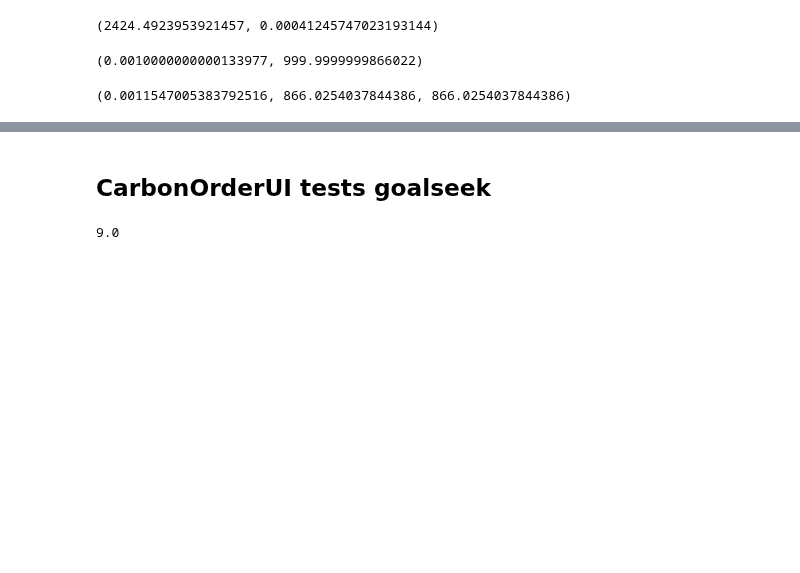
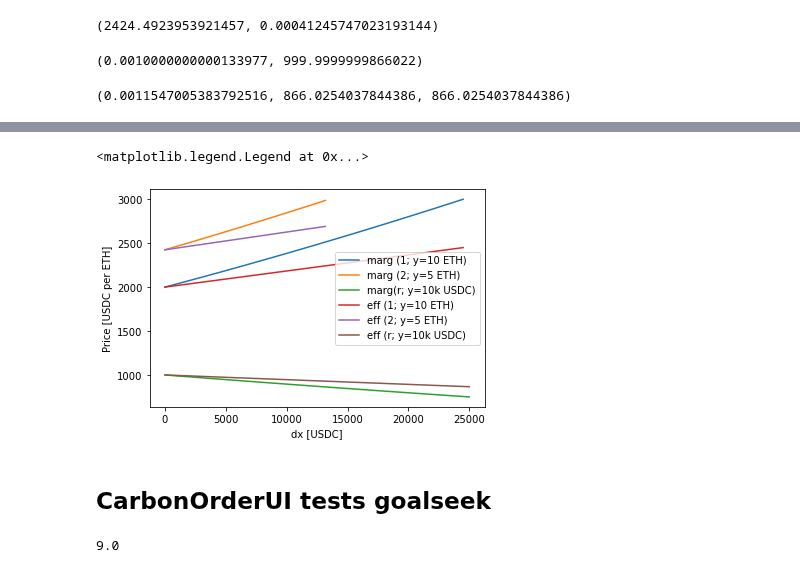
Before and after one commit to bancorprotocol/carbon-simulator, a Jupyter notebook: resources/NBTest/NBTest_044_MarginalPriceRouting.ipynb, the cells around one changed output, grey strips where cells are left out. Saved outputs shown, nothing was run; the diff lists cells and outputs as text; code cells hidden in the pictures; blank space fills up the shorter version.

```diff
--- a/resources/NBTest/NBTest_044_MarginalPriceRouting.ipynb
+++ b/resources/NBTest/NBTest_044_MarginalPriceRouting.ipynb
@@ -274,3 +366,34 @@ dx/10000, 10000/dx, p0r
+# %%
+plt.plot(
+    [order1.dxfromdy_f(dy, raiseonerror=False) for dy in ETHr],
+    [order1.p_marg_f(dy, raiseonerror=False) for dy in ETHr],
+    label="marg (1; y=10 ETH)")
+plt.plot(
+    [order2.dxfromdy_f(dy, raiseonerror=False) for dy in ETHr],
+    [order2.p_marg_f(dy, raiseonerror=False) for dy in ETHr],
+    label="marg (2; y=5 ETH)")
+plt.plot(
+    USDCr,
+    [orderr.p_marg_f(dy, raiseonerror=False) for dy in USDCr],
+    label="marg(r; y=10k USDC)")
+plt.plot(
+    [order1.dxfromdy_f(dy, raiseonerror=False) for dy in ETHr],
+    [order1.p_eff_f(dy, raiseonerror=False) for dy in ETHr],
+    label="eff (1; y=10 ETH)")
+plt.plot(
+    [order2.dxfromdy_f(dy, raiseonerror=False) for dy in ETHr],
+    [order2.p_eff_f(dy, raiseonerror=False) for dy in ETHr],
+    label="eff (2; y=5 ETH)")
+plt.plot(
+    USDCr,
+    [orderr.p_eff_f(dy, raiseonerror=False) for dy in USDCr],
+    label="eff (r; y=10k USDC)")
+plt.ylabel("Price [USDC per ETH]")
+plt.xlabel("dx [USDC]")
+plt.legend(loc="center right")
+# %% [output]
+<matplotlib.legend.Legend at 0x...>
+[figure, added]
 # %% [markdown]
 ## CarbonOrderUI tests goalseek
 # %%
```
Also changed, not shown: parts of 18 cells of this notebook, 2 other files.
